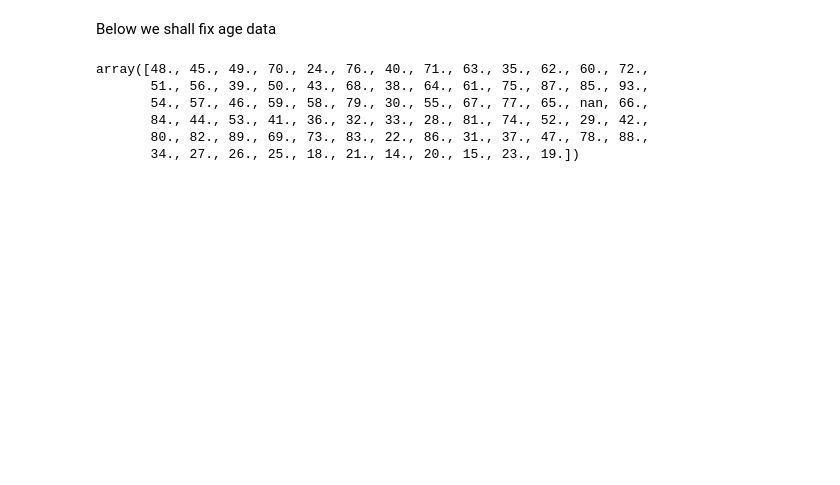
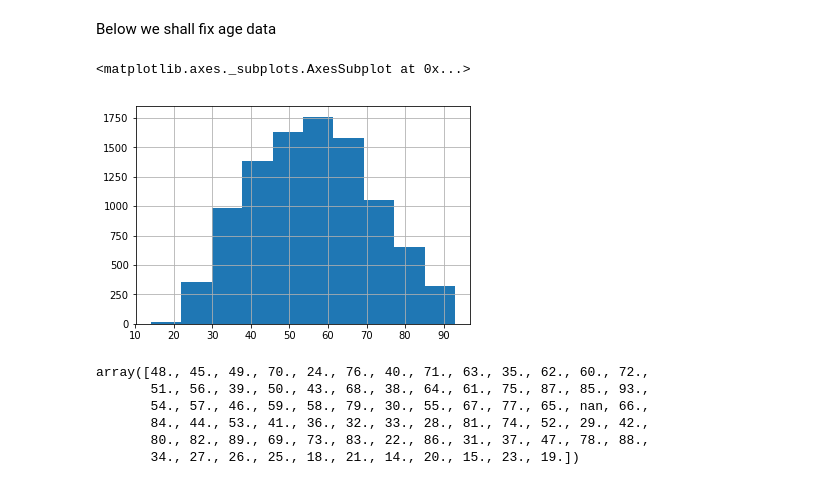
Before and after one commit to ThapaRahul/Superficial-Intelligence, a Jupyter notebook: Exploration.ipynb, the cells around one changed output. Cells and saved outputs as stored; diff of their text form; code cells hidden in the pictures; blank space fills up the shorter version.

```diff
--- a/Exploration.ipynb
+++ b/Exploration.ipynb
@@ -65,6 +102,11 @@ hiedinch [0 1]
 Below we shall fix age data
 # %%
 df.age = df.age.apply(lambda age: 2019-age if age > 200 else age)
+# %%
+df["age"].hist()
+# %% [output]
+<matplotlib.axes._subplots.AxesSubplot at 0x...>
+[figure, added]
 # %%
 df.age.unique()
 # %% [output]
```
Also changed, not shown: parts of 21 cells of this notebook, 1 other file.
